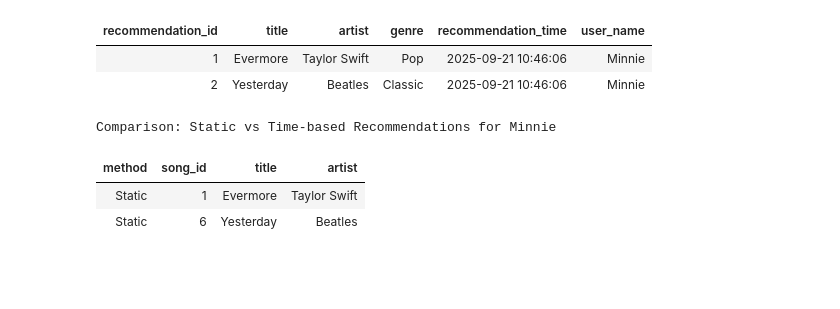
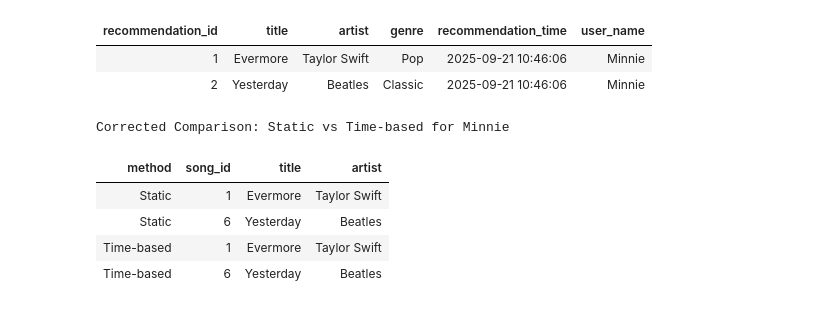
Before and after one commit to aysrivastava/big_data_assignment_1, a Jupyter notebook: Assignment 1 - G24AI2036.ipynb, the cells around one changed output. Saved outputs shown, nothing was run; the diff lists cells and outputs as text; code cells hidden in the pictures; blank space fills up the shorter version.

```diff
--- a/Assignment 1 - G24AI2036.ipynb
+++ b/Assignment 1 - G24AI2036.ipynb
@@ -587,35 +587,51 @@ Time-based Recommendations for Minnie
 | recommendation_id | title | artist | genre | recommendation_time | user_name |
 | 1 | Evermore | Taylor Swift | Pop | 2025-09-21 10:46:06 | Minnie |
 | 2 | Yesterday | Beatles | Classic | 2025-09-21 10:46:06 | Minnie |
-# %%
-qry_comparison = """
--- Static method recommendations for Minnie
-WITH static_recs AS (
-    SELECT 'Static' as method, s.song_id, s.title, s.artist
-    FROM Recommendations r
-    JOIN Songs s ON r.song_id = s.song_id
-    JOIN Users u ON r.user_id = u.user_id
-    WHERE u.name = 'Minnie'
-    AND r.recommendation_time < datetime('now', '-1 minute') -- assuming static were created earlier
-),
-time_recs AS (
-    SELECT 'Time-based' as method, s.song_id, s.title, s.artist
-    FROM Recommendations r
-    JOIN Songs s ON r.song_id = s.song_id
-    JOIN Users u ON r.user_id = u.user_id
-    WHERE u.name = 'Minnie'
-    AND r.recommendation_time >= datetime('now', '-1 minute')
-)
-
-SELECT * FROM static_recs
-UNION ALL
-SELECT * FROM time_recs
-ORDER BY method, title;
-"""
-
-runSql('Comparison: Static vs Time-based Recommendations for Minnie', qry_comparison)
-# %% [output]
-Comparison: Static vs Time-based Recommendations for Minnie
-| method | song_id | title | artist |
-| Static | 1 | Evermore | Taylor Swift |
-| Static | 6 | Yesterday | Beatles |
+# %%
+
+qry_comparison = """
+-- Create temporary static recommendations for comparison
+WITH static_recommendations AS (
+    WITH song_similarity AS (
+        SELECT u1.song_id as song1, u2.song_id as song2, COUNT(*) AS common_users
+        FROM LISTENS u1
+        JOIN LISTENS u2 ON u1.user_id = u2.user_id AND u1.song_id != u2.song_id
+        GROUP BY u1.song_id, u2.song_id
+        HAVING COUNT(*) > 0
+    ),
+    static_recs AS (
+        SELECT DISTINCT L.user_id, song_similarity.song2 as song_id, 'Static' as method
+        FROM song_similarity
+        JOIN Listens as L ON L.song_id = song_similarity.song1
+        WHERE song_similarity.song2 NOT IN (
+            SELECT song_id FROM Listens as temp WHERE temp.user_id = L.user_id
+        )
+    )
+    SELECT sr.user_id, sr.song_id, sr.method, s.title, s.artist
+    FROM static_recs sr
+    JOIN Songs s ON sr.song_id = s.song_id
+    WHERE sr.user_id = 2  -- Minnie's user_id
+),
+
+time_based_recommendations AS (
+    SELECT r.user_id, r.song_id, 'Time-based' as method, s.title, s.artist
+    FROM Recommendations r
+    JOIN Songs s ON r.song_id = s.song_id
+    WHERE r.user_id = 2  -- Minnie's user_id
+)
+
+-- Combine both methods
+SELECT method, song_id, title, artist FROM static_recommendations
+UNION ALL
+SELECT method, song_id, title, artist FROM time_based_recommendations
+ORDER BY method, title;
+"""
+
+runSql("Corrected Comparison: Static vs Time-based for Minnie", qry_comparison)
+# %% [output]
+Corrected Comparison: Static vs Time-based for Minnie
+| method | song_id | title | artist |
+| Static | 1 | Evermore | Taylor Swift |
+| Static | 6 | Yesterday | Beatles |
+| Time-based | 1 | Evermore | Taylor Swift |
+| Time-based | 6 | Yesterday | Beatles |
```
Also changed, not shown: parts of 1 cell of this notebook.
